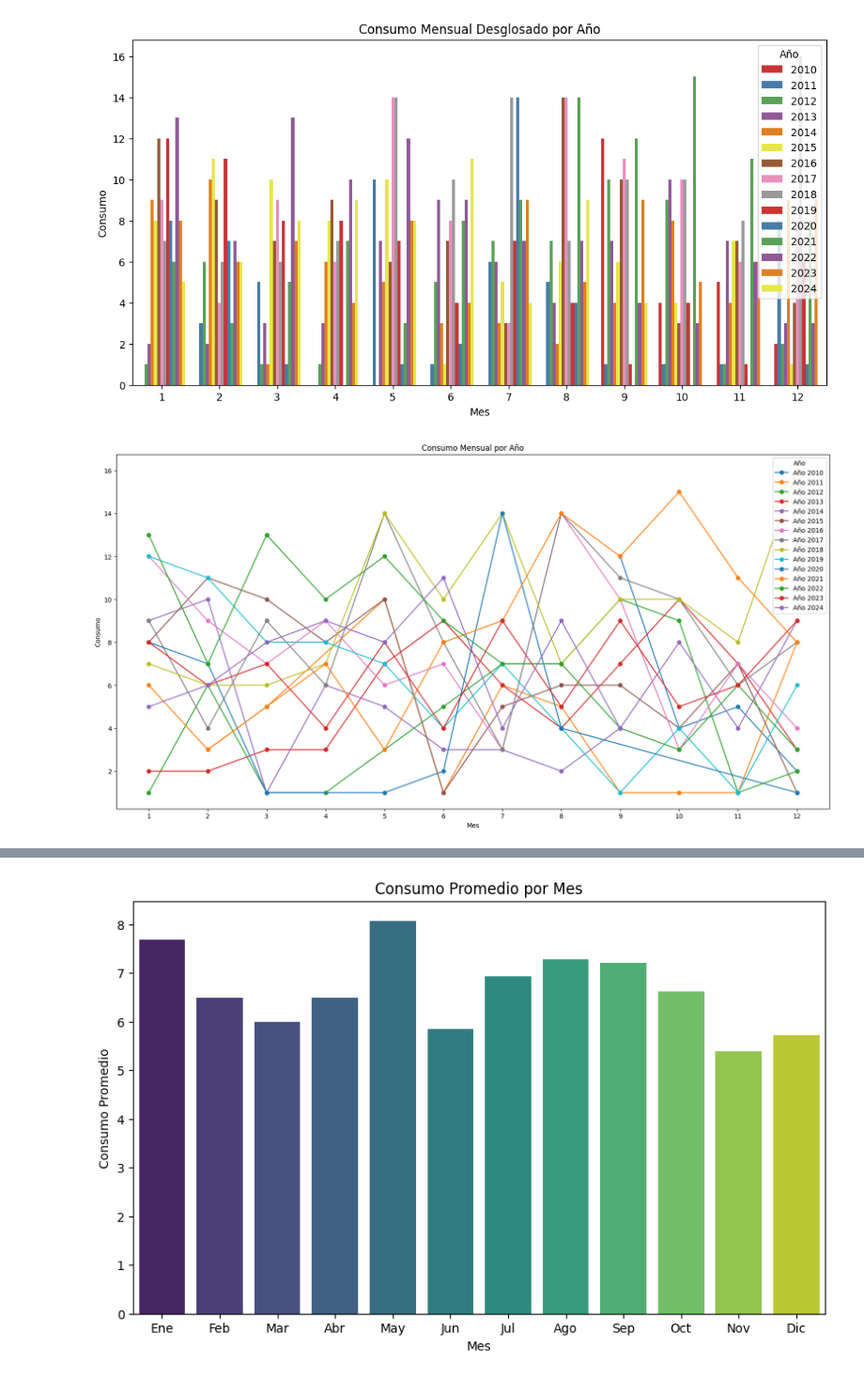
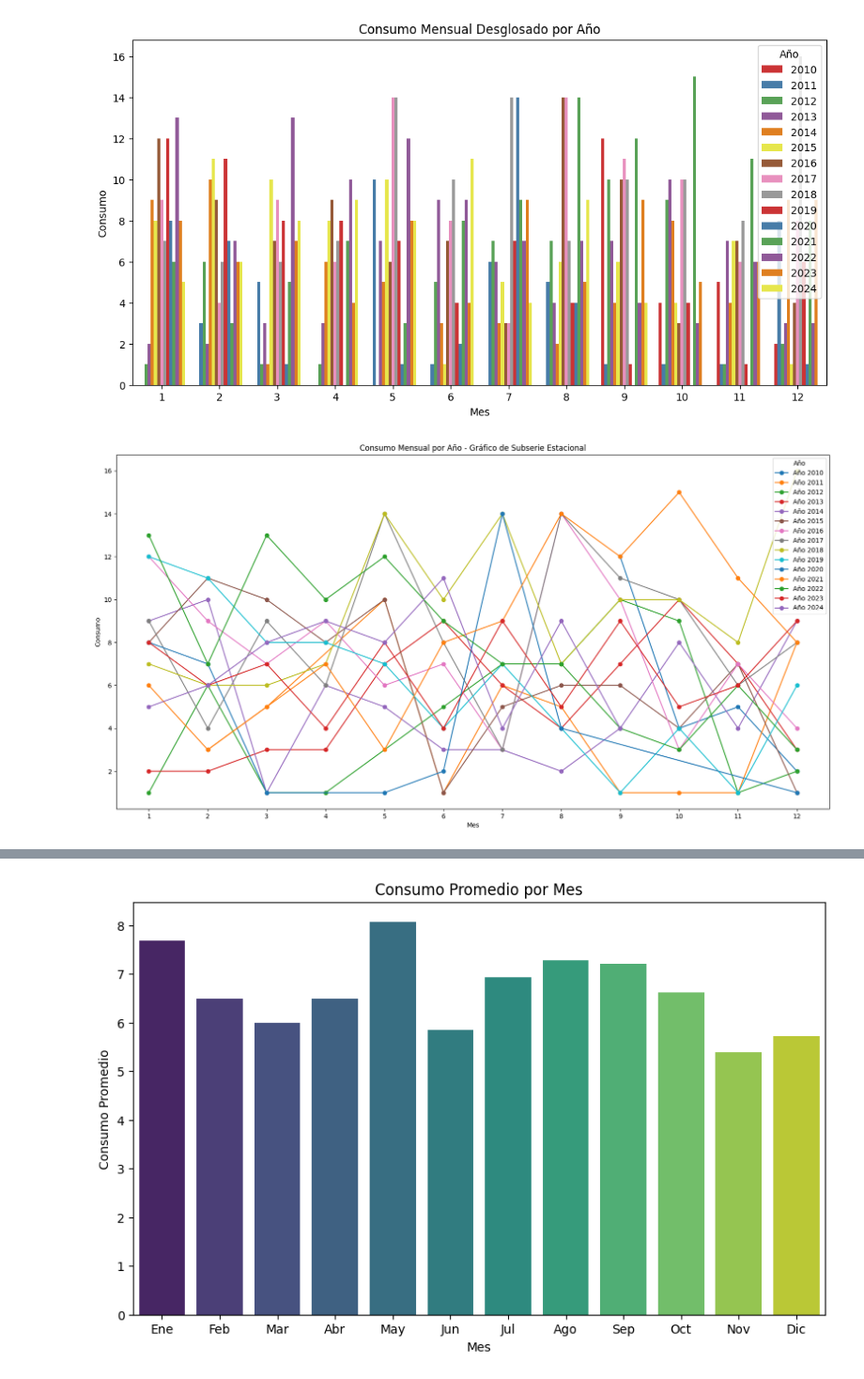
Before and after one commit to ErnieRod/jbook_Trabajo_ST, a Jupyter notebook: _sources/notebooks.ipynb, the cells around one changed output, grey strips where cells are left out. Shown at 94% size. Saved outputs shown, nothing was run; the diff lists cells and outputs as text; code cells hidden in the pictures.

```diff
--- a/_sources/notebooks.ipynb
+++ b/_sources/notebooks.ipynb
@@ -80,15 +90,15 @@ plt.show()
 # %%
 # Gráfico de líneas por cada año
 plt.figure(figsize=(20, 10))
 for year in consumo_mensual['Year'].unique():
     data = consumo_mensual[consumo_mensual['Year'] == year]
     plt.plot(data['Month'], data['Consumption'], marker='o', label=f'Año {year}')
 
-plt.title('Consumo Mensual por Año')
+plt.title('Consumo Mensual por Año - Gráfico de Subserie Estacional')
 plt.xlabel('Mes')
 plt.ylabel('Consumo')
 plt.legend(title='Año', loc='upper right')
 plt.xticks(ticks=range(1, 13))
 plt.show()
 # %% [output]
-[figure, old version]
+[figure, new version]
```
Also changed, not shown: parts of 65 cells of this notebook, 27 other files.
